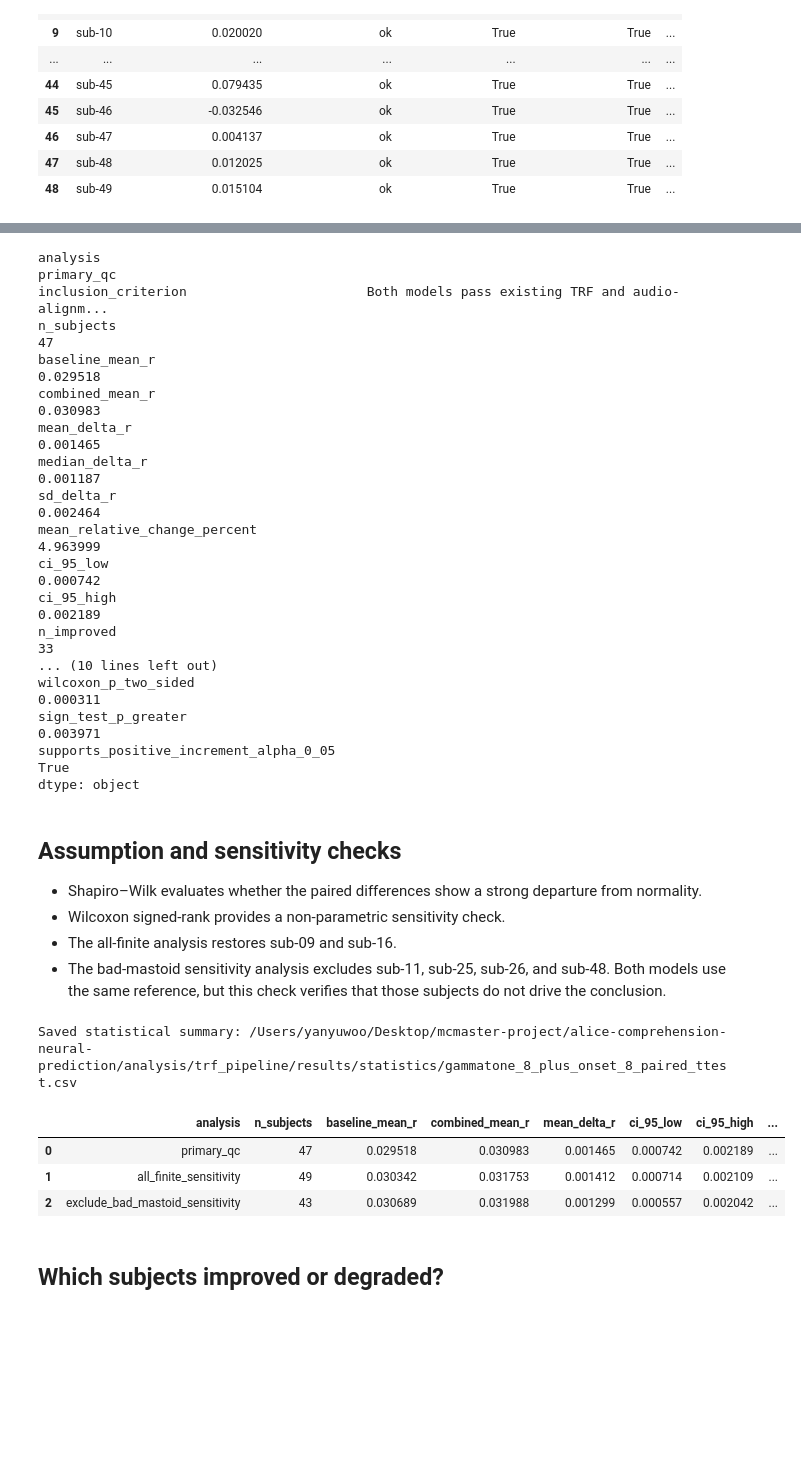
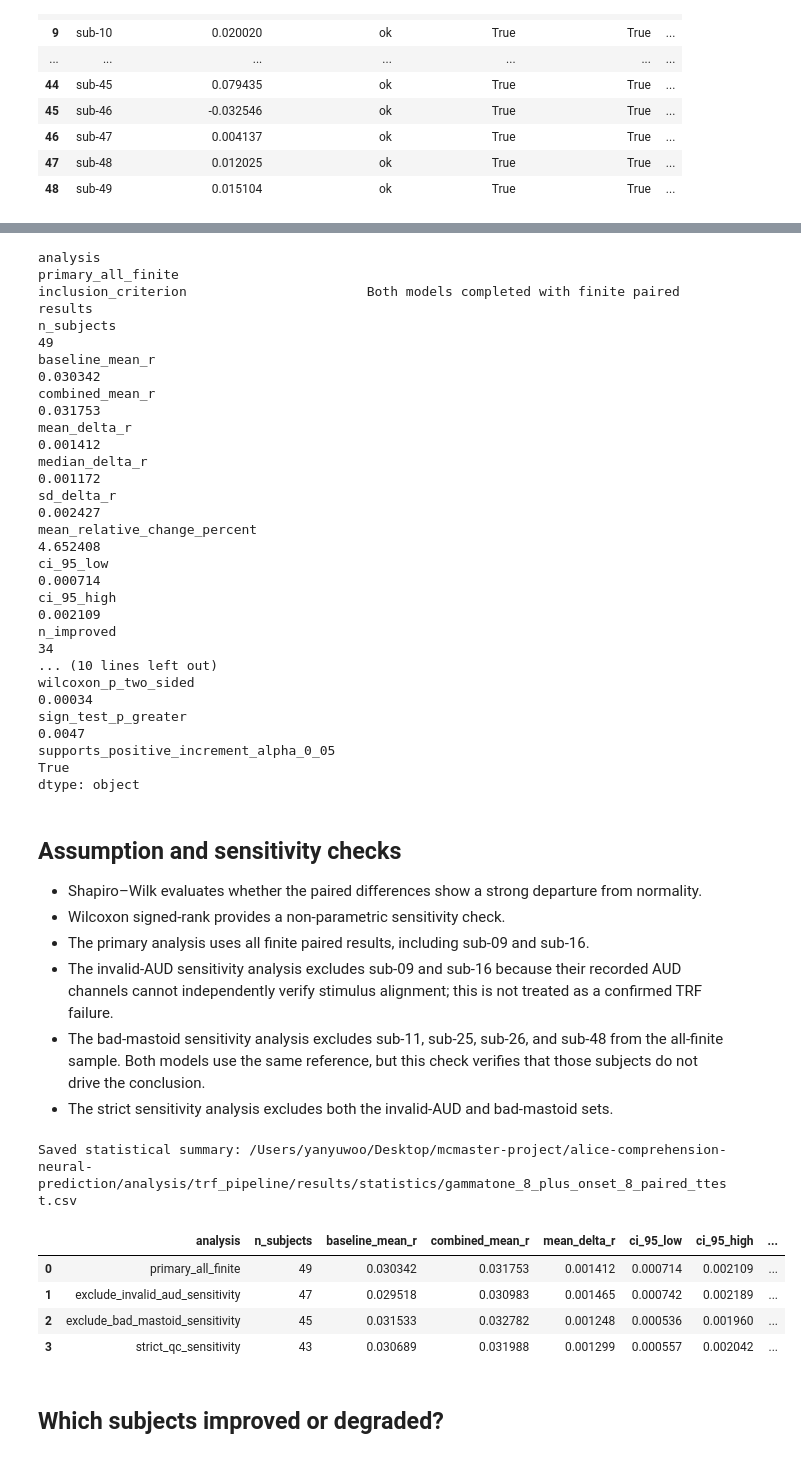
Before and after one commit to Daffodil404/alice-comprehension-neural-prediction, a Jupyter notebook: analysis/trf_pipeline/statistics/paired_ttest_onset8.ipynb, the cells around one changed output, grey strips where cells are left out. Drawn from its saved outputs; the diff is of its cells as text; code cells hidden in the pictures; blank space fills up the shorter version.

```diff
--- a/analysis/trf_pipeline/statistics/paired_ttest_onset8.ipynb
+++ b/analysis/trf_pipeline/statistics/paired_ttest_onset8.ipynb
@@ -54,6 +52,7 @@ SUMMARY_OUTPUT_PATH = OUTPUT_DIR / 'gammatone_8_plus_onset_8_paired_ttest.csv'
 BASELINE_MODEL = 'gammatone-8'
 COMBINED_MODEL = 'gammatone-8 + gammatone-on-8'
 METRIC = 'tracking_r_mean'
+AUD_MONITOR_UNVERIFIED_SUBJECTS = {'sub-09', 'sub-16'}
 BAD_MASTOID_REFERENCE_SUBJECTS = {'sub-11', 'sub-25', 'sub-26', 'sub-48'}
 CONTROLLED_COLUMNS = (
     'estimator', 'raw', 'epoch', 'reference', 'inv',
@@ -246,70 +254,83 @@ def summarize_paired_test(name, criterion, table):
         ),
     }
 
-primary = paired.loc[paired['include_primary_qc']].copy()
+primary = paired.loc[paired['include_primary']].copy()
 primary_result = summarize_paired_test(
-    'primary_qc',
-    'Both models pass existing TRF and audio-alignment QC',
+    'primary_all_finite',
+    'Both models completed with finite paired results',
     primary,
 )
 pd.Series(primary_result)
 # %% [output]
-analysis                                                                         primary_qc
-inclusion_criterion                       Both models pass existing TRF and audio-alignm...
-n_subjects                                                                               47
-baseline_mean_r                                                                    0.029518
-combined_mean_r                                                                    0.030983
-mean_delta_r                                                                       0.001465
-median_delta_r                                                                     0.001187
-sd_delta_r                                                                         0.002464
-mean_relative_change_percent                                                       4.963999
-ci_95_low                                                                          0.000742
-ci_95_high                                                                         0.002189
-n_improved                                                                               33
+analysis                                                                primary_all_finite
+inclusion_criterion                       Both models completed with finite paired results
+n_subjects                                                                              49
+baseline_mean_r                                                                   0.030342
+combined_mean_r                                                                   0.031753
+mean_delta_r                                                                      0.001412
+median_delta_r                                                                    0.001172
+sd_delta_r                                                                        0.002427
+mean_relative_change_percent                                                      4.652408
+ci_95_low                                                                         0.000714
+ci_95_high                                                                        0.002109
+n_improved                                                                              34
 ... (10 lines left out)
-wilcoxon_p_two_sided                                                               0.000311
-sign_test_p_greater                                                                0.003971
-supports_positive_increment_alpha_0_05                                                 True
+wilcoxon_p_two_sided                                                               0.00034
+sign_test_p_greater                                                                 0.0047
+supports_positive_increment_alpha_0_05                                                True
 dtype: object
 # %% [markdown]
 ## Assumption and sensitivity checks
 
 - Shapiro–Wilk evaluates whether the paired differences show a strong departure from normality.
 - Wilcoxon signed-rank provides a non-parametric sensitivity check.
-- The all-finite analysis restores sub-09 and sub-16.
-- The bad-mastoid sensitivity analysis excludes sub-11, sub-25, sub-26, and sub-48. Both models use the same reference, but this check verifies that those subjects do not drive the conclusion.
+- The primary analysis uses all finite paired results, including sub-09 and sub-16.
+- The invalid-AUD sensitivity analysis excludes sub-09 and sub-16 because their recorded AUD channels cannot independently verify stimulus alignment; this is not treated as a confirmed TRF failure.
+- The bad-mastoid sensitivity analysis excludes sub-11, sub-25, sub-26, and sub-48 from the all-finite sample. Both models use the same reference, but this check verifies that those subjects do not drive the conclusion.
+- The strict sensitivity analysis excludes both the invalid-AUD and bad-mastoid sets.
 # %%
-all_finite = paired.loc[paired['include_all_finite']].copy()
+without_invalid_aud = paired.loc[
+    paired['include_without_invalid_aud']
+].copy()
 without_bad_mastoid = paired.loc[
-    paired['include_primary_without_bad_mastoid']
+    paired['include_without_bad_mastoid']
+].copy()
+strict_qc = paired.loc[
+    paired['include_strict_qc']
 ].copy()
 summary = pd.DataFrame([
     primary_result,
     summarize_paired_test(
-        'all_finite_sensitivity',
-        'Both models completed with finite results',
-        all_finite,
+        'exclude_invalid_aud_sensitivity',
+        'Exclude subjects whose invalid AUD monitor prevents alignment verification',
+        without_invalid_aud,
     ),
     summarize_paired_test(
         'exclude_bad_mastoid_sensitivity',
-        'Primary QC and no historical bad mastoid reference flag',
+        'All finite results excluding historical bad mastoid reference flags',
         without_bad_mastoid,
+    ),
+    summarize_paired_test(
+        'strict_qc_sensitivity',
+        'Exclude invalid AUD monitor and historical bad mastoid subjects',
+        strict_qc,
     ),
 ])
 summary.to_csv(SUMMARY_OUTPUT_PATH, index=False)
 print(f'Saved statistical summary: {SUMMARY_OUTPUT_PATH}')
 display(summary[[
     'analysis', 'n_subjects', 'baseline_mean_r', 'combined_mean_r',
     'mean_delta_r', 'ci_95_low', 'ci_95_high', 'n_improved',
     'n_degraded', 'paired_t', 'degrees_of_freedom',
     'paired_t_p_two_sided', 'cohen_dz',
 ]])
 # %% [output]
 Saved statistical summary: /Users/yanyuwoo/Desktop/mcmaster-project/alice-comprehension-neural-prediction/analysis/trf_pipeline/results/statistics/gammatone_8_plus_onset_8_paired_ttest.csv
 |  | analysis | n_subjects | baseline_mean_r | combined_mean_r | mean_delta_r | ci_95_low | ci_95_high | ... |
-| 0 | primary_qc | 47 | 0.029518 | 0.030983 | 0.001465 | 0.000742 | 0.002189 | ... |
-| 1 | all_finite_sensitivity | 49 | 0.030342 | 0.031753 | 0.001412 | 0.000714 | 0.002109 | ... |
-| 2 | exclude_bad_mastoid_sensitivity | 43 | 0.030689 | 0.031988 | 0.001299 | 0.000557 | 0.002042 | ... |
+| 0 | primary_all_finite | 49 | 0.030342 | 0.031753 | 0.001412 | 0.000714 | 0.002109 | ... |
+| 1 | exclude_invalid_aud_sensitivity | 47 | 0.029518 | 0.030983 | 0.001465 | 0.000742 | 0.002189 | ... |
+| 2 | exclude_bad_mastoid_sensitivity | 45 | 0.031533 | 0.032782 | 0.001248 | 0.000536 | 0.001960 | ... |
+| 3 | strict_qc_sensitivity | 43 | 0.030689 | 0.031988 | 0.001299 | 0.000557 | 0.002042 | ... |
 # %% [markdown]
 ## Which subjects improved or degraded?
 # %%
```
Also changed, not shown: parts of 7 cells of this notebook, 2 other files.
